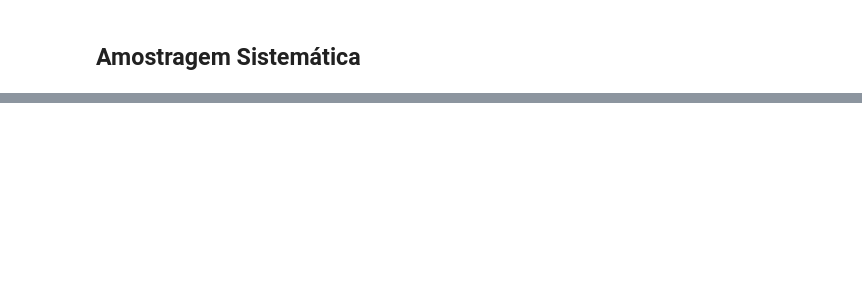
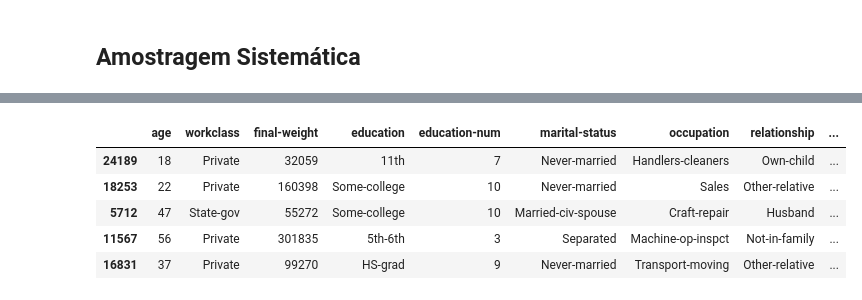
Before and after one commit to fapers/estatistica-ciencia-de-dados, a Jupyter notebook: populacao-amostra/amostragem.ipynb, the cells around one changed output, grey strips where cells are left out. Saved outputs shown, nothing was run; the diff lists cells and outputs as text; code cells hidden in the pictures; blank space fills up the shorter version.

```diff
--- a/populacao-amostra/amostragem.ipynb
+++ b/populacao-amostra/amostragem.ipynb
@@ -88,0 +291,7 @@ df_amostra_aleatoria_simples.head()
+# %%
+split = StratifiedShuffleSplit(test_size=0.0030711587481956942)
+for x, y in split.split(dataset, dataset['income']):
+    # amostra 90% para treinamento
+    df_x = dataset.iloc[x]
+    # amostra 10% para teste
+    df_y = dataset.iloc[y]
@@ -88,0 +302,9 @@ df_amostra_aleatoria_simples.head()
+# %%
+df_y.head()
+# %% [output]
+|  | age | workclass | final-weight | education | education-num | marital-status | occupation | relationship | ... |
+| 24189 | 18 | Private | 32059 | 11th | 7 | Never-married | Handlers-cleaners | Own-child | ... |
+| 18253 | 22 | Private | 160398 | Some-college | 10 | Never-married | Sales | Other-relative | ... |
+| 5712 | 47 | State-gov | 55272 | Some-college | 10 | Married-civ-spouse | Craft-repair | Husband | ... |
+| 11567 | 56 | Private | 301835 | 5th-6th | 3 | Separated | Machine-op-inspct | Not-in-family | ... |
+| 16831 | 37 | Private | 99270 | HS-grad | 9 | Never-married | Transport-moving | Other-relative | ... |
```
Also changed, not shown: parts of 34 cells of this notebook.
